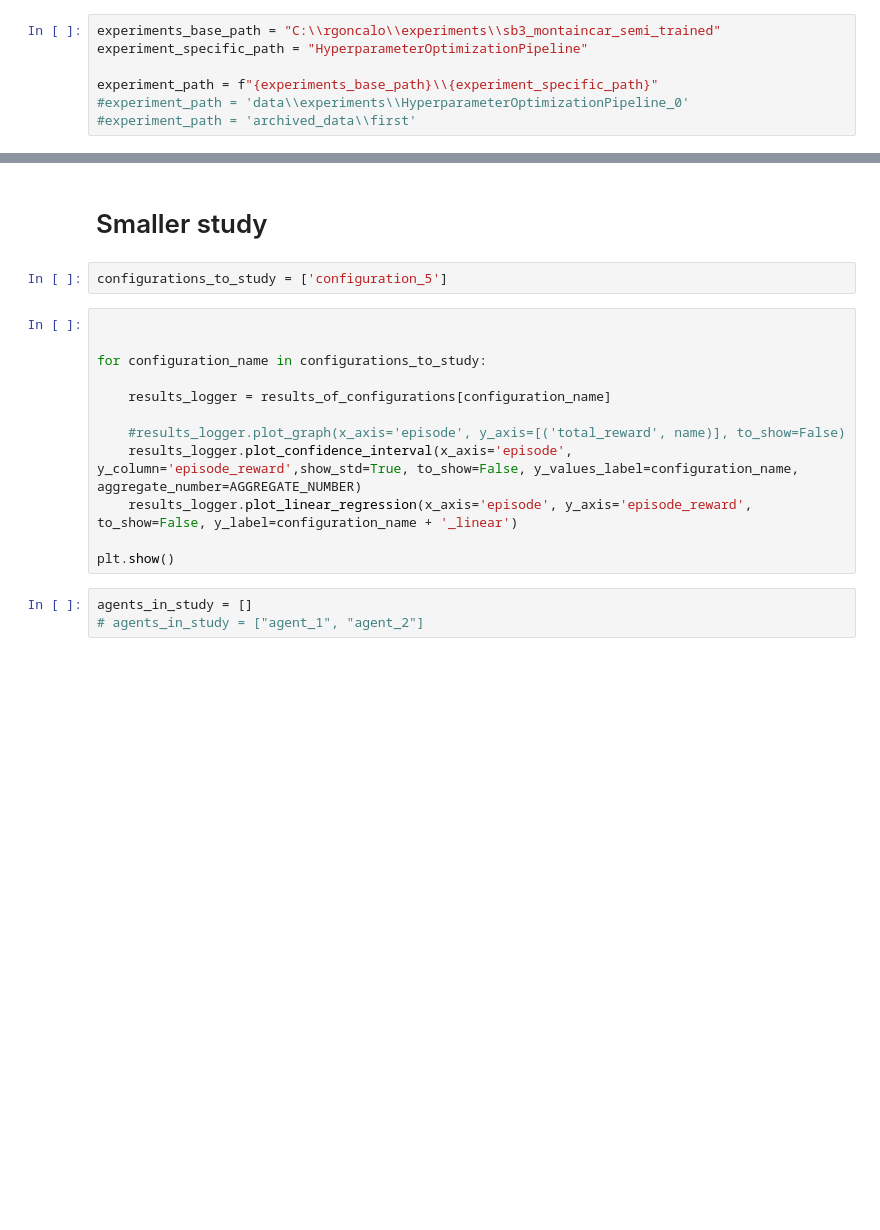
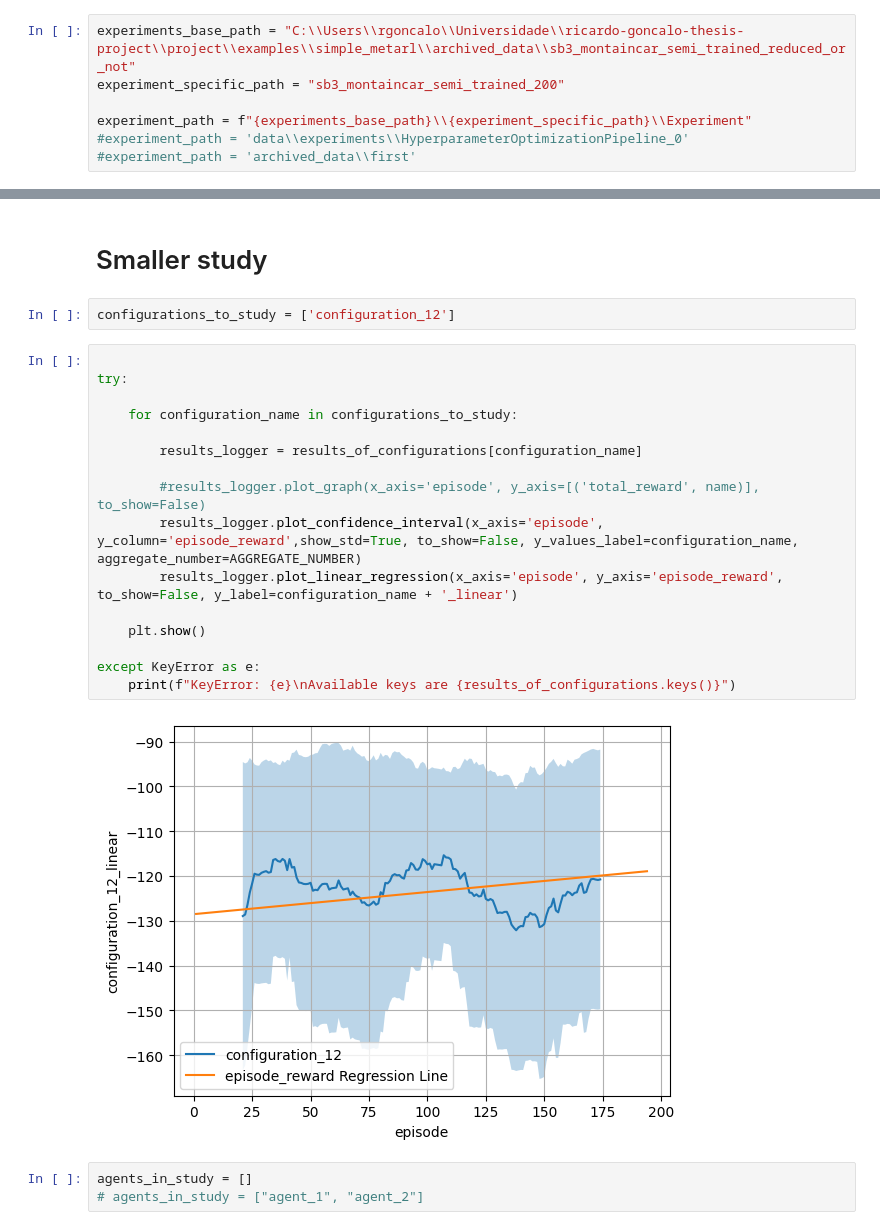
Before and after one commit to r-goncalo/ricardo-goncalo-thesis-project, a Jupyter notebook: project/examples/simple_metarl/rl_hp_opt_multipl_evaluation.ipynb, the cells around one changed output, grey strips where cells are left out. Saved outputs shown, nothing was run; the diff lists cells and outputs as text; blank space fills up the shorter version.

```diff
--- a/project/examples/simple_metarl/rl_hp_opt_multipl_evaluation.ipynb
+++ b/project/examples/simple_metarl/rl_hp_opt_multipl_evaluation.ipynb
@@ -19,10 +19,10 @@ AGGREGATE_NUMBER = 20 #the number of neighbor points to sum to plot the needed g
 # %% [markdown]
 # Load the experiment
 # %%
-experiments_base_path = "C:\\rgoncalo\\experiments\\sb3_montaincar_semi_trained"
-experiment_specific_path = "HyperparameterOptimizationPipeline"
+experiments_base_path = "C:\\Users\\rgoncalo\\Universidade\\ricardo-goncalo-thesis-project\\project\\examples\\simple_metarl\\archived_data\\sb3_montaincar_semi_trained_reduced_or_not"
+experiment_specific_path = "sb3_montaincar_semi_trained_200"
 
-experiment_path = f"{experiments_base_path}\\{experiment_specific_path}"
+experiment_path = f"{experiments_base_path}\\{experiment_specific_path}\\Experiment"
 #experiment_path = 'data\\experiments\\HyperparameterOptimizationPipeline_0'
 #experiment_path = 'archived_data\\first'
 # %% [markdown]
@@ -198,19 +218,25 @@ plt.show()
 # %% [markdown]
 # Smaller study
 # %%
-configurations_to_study = ['configuration_5']
+configurations_to_study = ['configuration_12']
 # %%
 
+try:
 
-for configuration_name in configurations_to_study:
+    for configuration_name in configurations_to_study:
 
-    results_logger = results_of_configurations[configuration_name]
+        results_logger = results_of_configurations[configuration_name]
 
-    #results_logger.plot_graph(x_axis='episode', y_axis=[('total_reward', name)], to_show=False)
-    results_logger.plot_confidence_interval(x_axis='episode', y_column='episode_reward',show_std=True, to_show=False, y_values_label=configuration_name, aggregate_number=AGGREGATE_NUMBER)
-    results_logger.plot_linear_regression(x_axis='episode', y_axis='episode_reward', to_show=False, y_label=configuration_name + '_linear')
+        #results_logger.plot_graph(x_axis='episode', y_axis=[('total_reward', name)], to_show=False)
+        results_logger.plot_confidence_interval(x_axis='episode', y_column='episode_reward',show_std=True, to_show=False, y_values_label=configuration_name, aggregate_number=AGGREGATE_NUMBER)
+        results_logger.plot_linear_regression(x_axis='episode', y_axis='episode_reward', to_show=False, y_label=configuration_name + '_linear')
 
-plt.show()
+    plt.show()
+
+except KeyError as e:
+    print(f"KeyError: {e}\nAvailable keys are {results_of_configurations.keys()}")
+# %% [output]
+[figure, added]
 # %%
 agents_in_study = []
 # agents_in_study = ["agent_1", "agent_2"]
```
Also changed, not shown: parts of 9 cells of this notebook, 10 other files.
